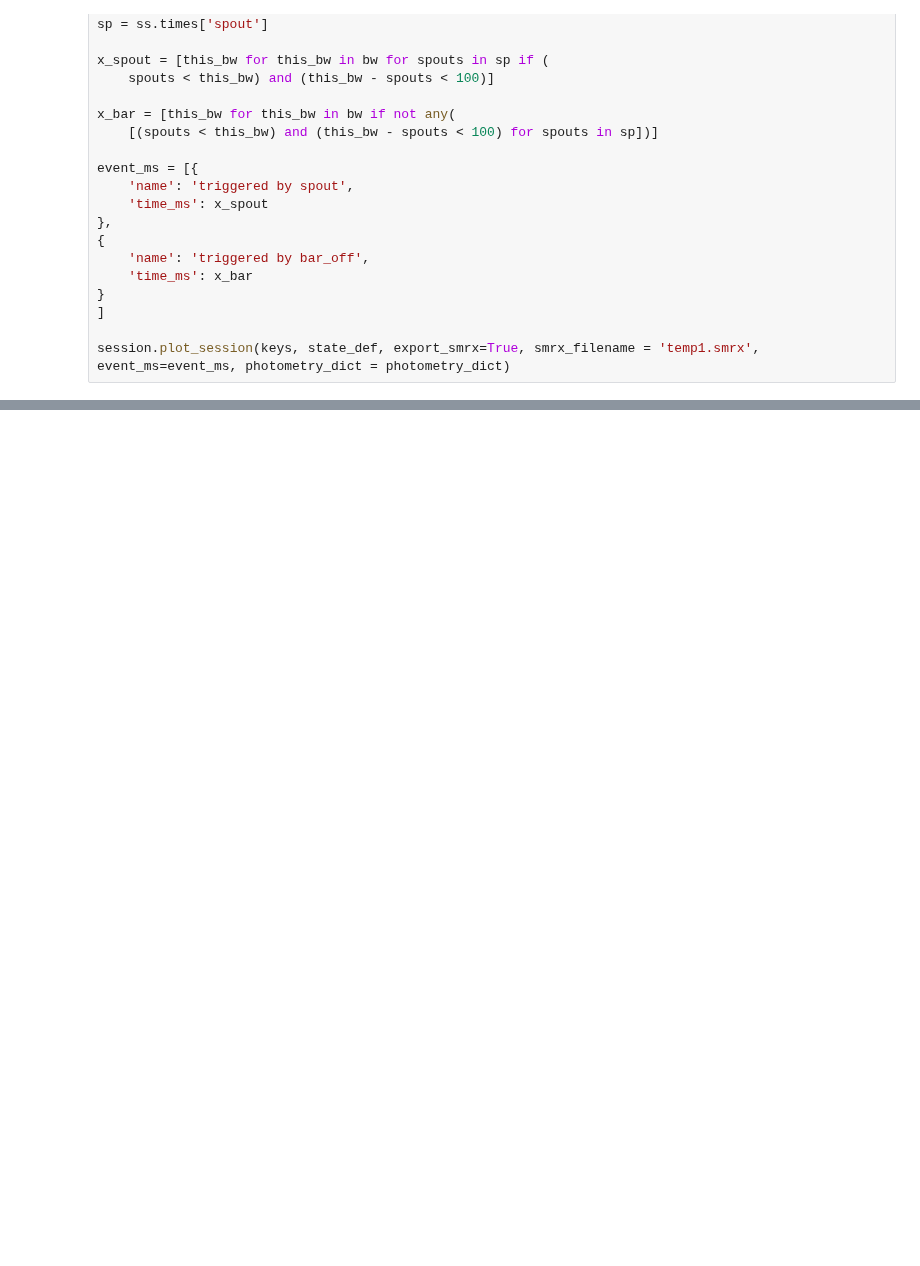
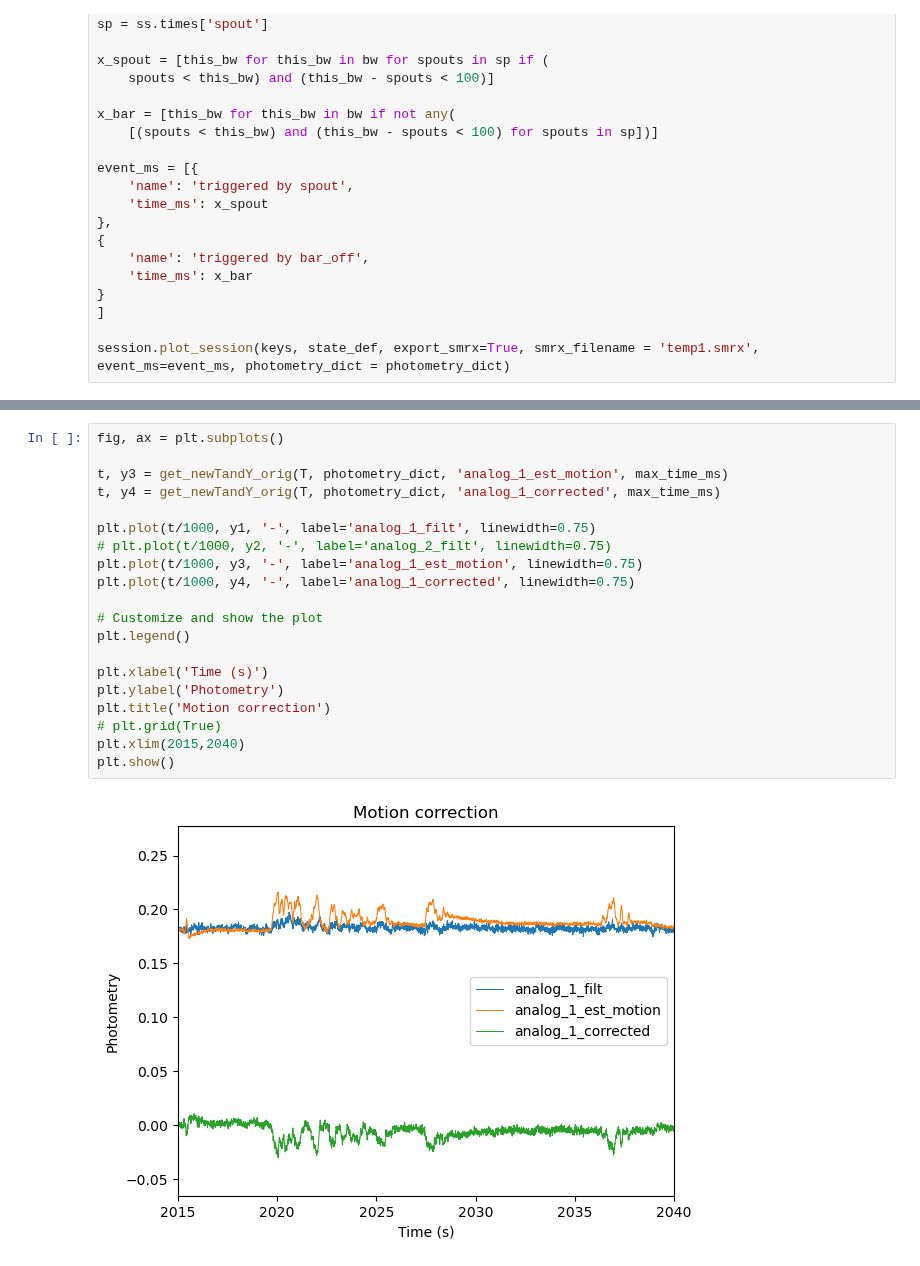
Before and after one commit to juliencarponcy/trialexp, a Jupyter notebook: notebooks/noncanonical/nb20230315_154600_Spike2Ppotometry.ipynb, the cells around one changed output, grey strips where cells are left out. Saved outputs shown, nothing was run; the diff lists cells and outputs as text; blank space fills up the shorter version.

```diff
--- a/notebooks/noncanonical/nb20230315_154600_Spike2Ppotometry.ipynb
+++ b/notebooks/noncanonical/nb20230315_154600_Spike2Ppotometry.ipynb
@@ -371,0 +575,22 @@ This function won't work for non-trial based analysis because it's dependent on
+# %%
+fig, ax = plt.subplots()
+
+t, y3 = get_newTandY_orig(T, photometry_dict, 'analog_1_est_motion', max_time_ms)
+t, y4 = get_newTandY_orig(T, photometry_dict, 'analog_1_corrected', max_time_ms)
+
+plt.plot(t/1000, y1, '-', label='analog_1_filt', linewidth=0.75)
+# plt.plot(t/1000, y2, '-', label='analog_2_filt', linewidth=0.75)
+plt.plot(t/1000, y3, '-', label='analog_1_est_motion', linewidth=0.75)
+plt.plot(t/1000, y4, '-', label='analog_1_corrected', linewidth=0.75)
+
+# Customize and show the plot
+plt.legend()
+
+plt.xlabel('Time (s)')
+plt.ylabel('Photometry')
+plt.title('Motion correction')
+# plt.grid(True)
+plt.xlim(2015,2040)
+plt.show()
+# %% [output]
+[figure, added]
```
Also changed, not shown: parts of 20 cells of this notebook, 1 other file.
